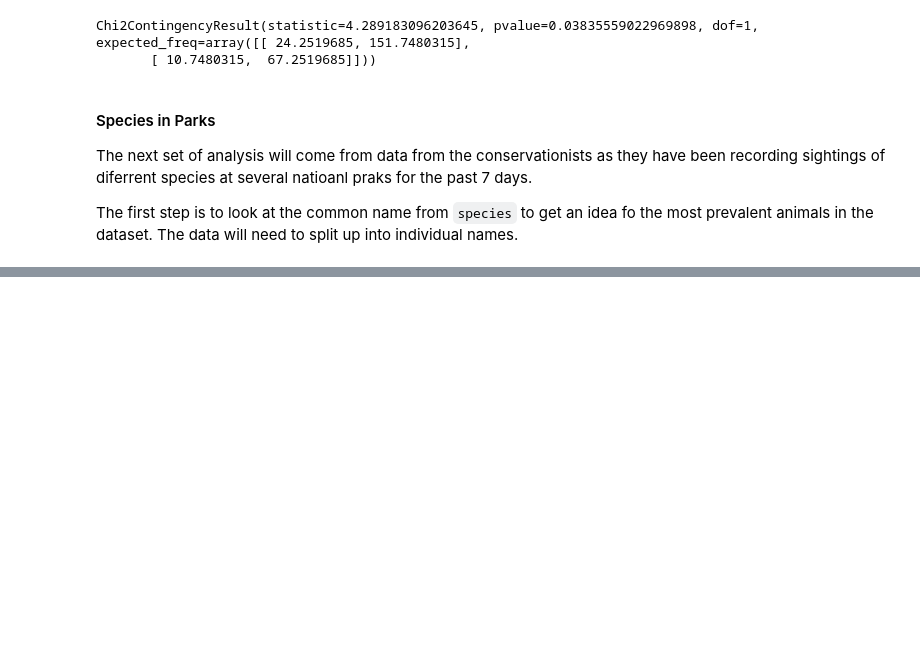
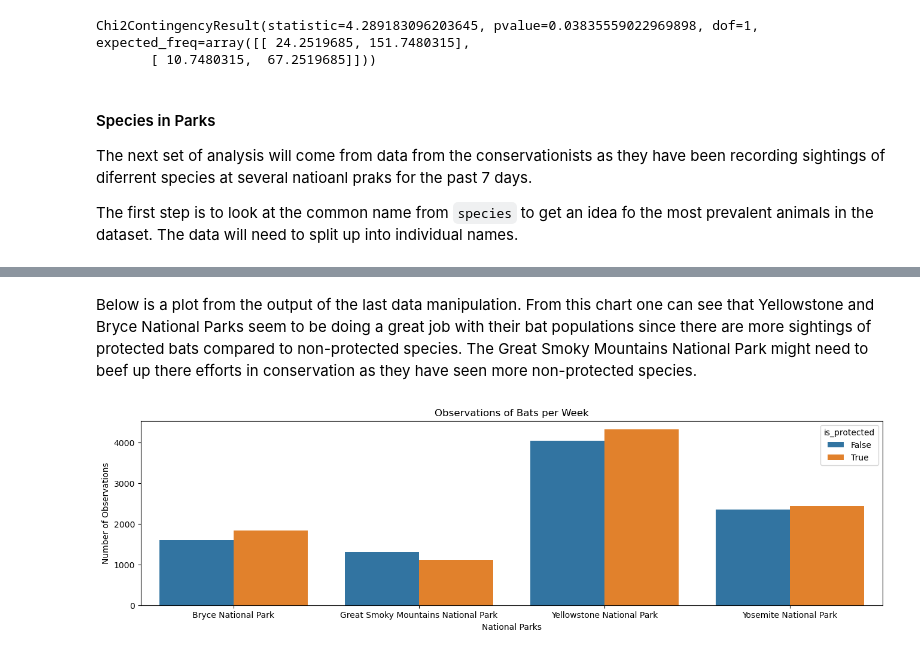
Before and after one commit to dorinMaraku/biodiversity_starter, a Jupyter notebook: biodiversity.ipynb, the cells around one changed output, grey strips where cells are left out. Drawn from its saved outputs; the diff is of its cells as text; code cells hidden in the pictures; blank space fills up the shorter version.

```diff
--- a/biodiversity.ipynb
+++ b/biodiversity.ipynb
@@ -368,0 +415,11 @@ common_Names
+# %%
+bat_df = (species_df
+ .fillna('No Intervention')
+ .reset_index(drop=True)
+ .assign(
+     is_protected = lambda df_: df_.conservation_status != 'No Intervention',
+     is_bat = species_df.common_names.str.contains(r'\bBat\b', regex=True)
+ )
+ .loc[lambda df_: df_.is_bat]
+)
+bat_df.head()
@@ -368,0 +435,3 @@ common_Names
+# %%
+bat_observations = obs_df.merge(bat_df)
+bat_observations
@@ -368,0 +470,7 @@ common_Names
+# %%
+obs_by_park = (bat_observations
+               .groupby([ 'park_name', "is_protected"])
+               .observations.sum()
+               .reset_index()
+               )
+obs_by_park
@@ -368,0 +487,12 @@ common_Names
+# %% [markdown]
+Below is a plot from the output of the last data manipulation. From this chart one can see that Yellowstone and Bryce National Parks seem to be doing a great job with their bat populations since there are more sightings of protected bats compared to non-protected species. The Great Smoky Mountains National Park might need to beef up there efforts in conservation as they have seen more non-protected species.
+# %%
+plt.figure(figsize=(16,4))
+sns.barplot(obs_by_park, x='park_name', y='observations', hue='is_protected')
+plt.xlabel('National Parks')
+plt.ylabel('Number of Observations')
+plt.title('Observations of Bats per Week')
+plt.show()
+plt.close()
+# %% [output]
+[figure, added]
```
Also changed, not shown: parts of 18 cells of this notebook.
